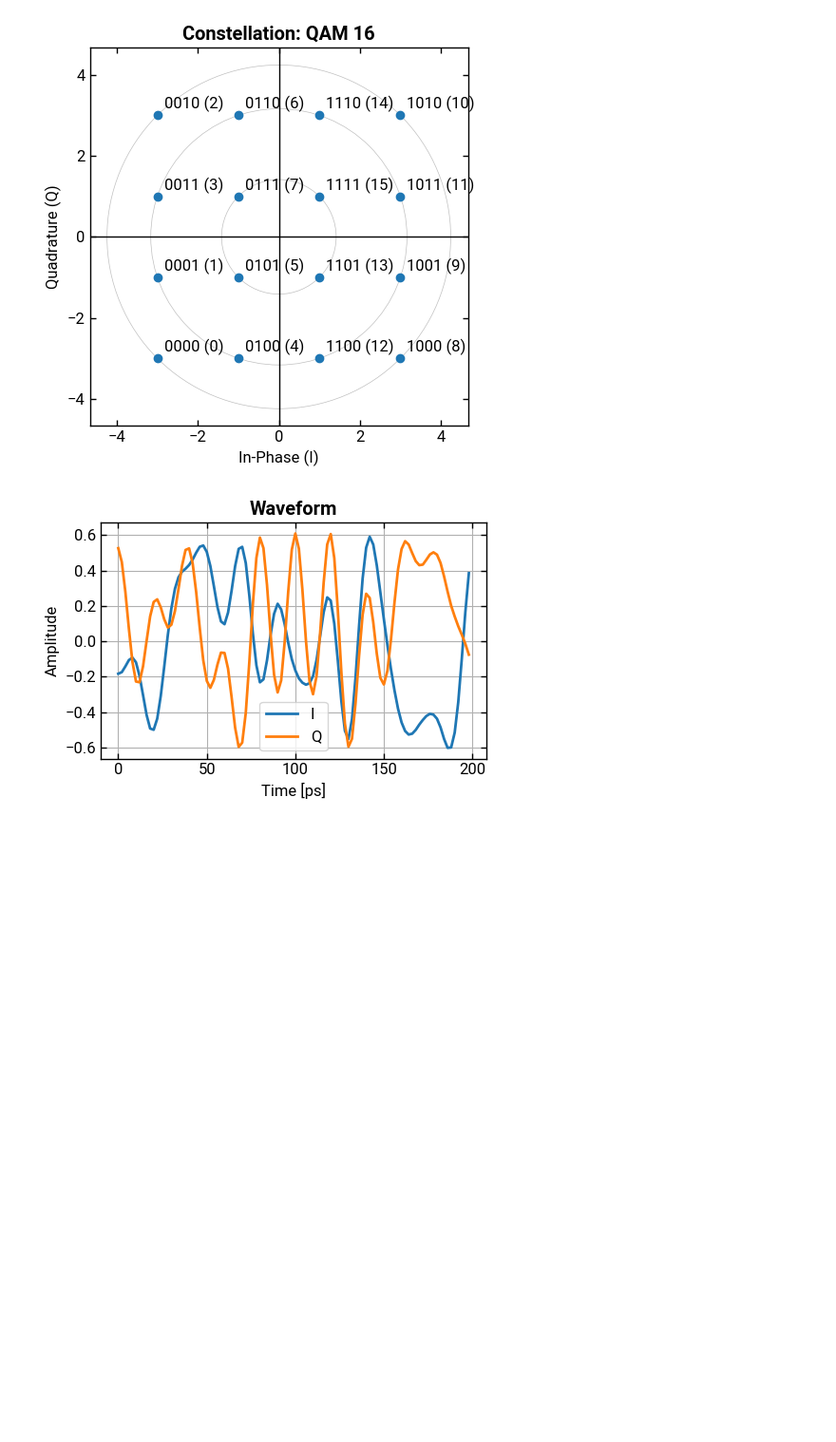
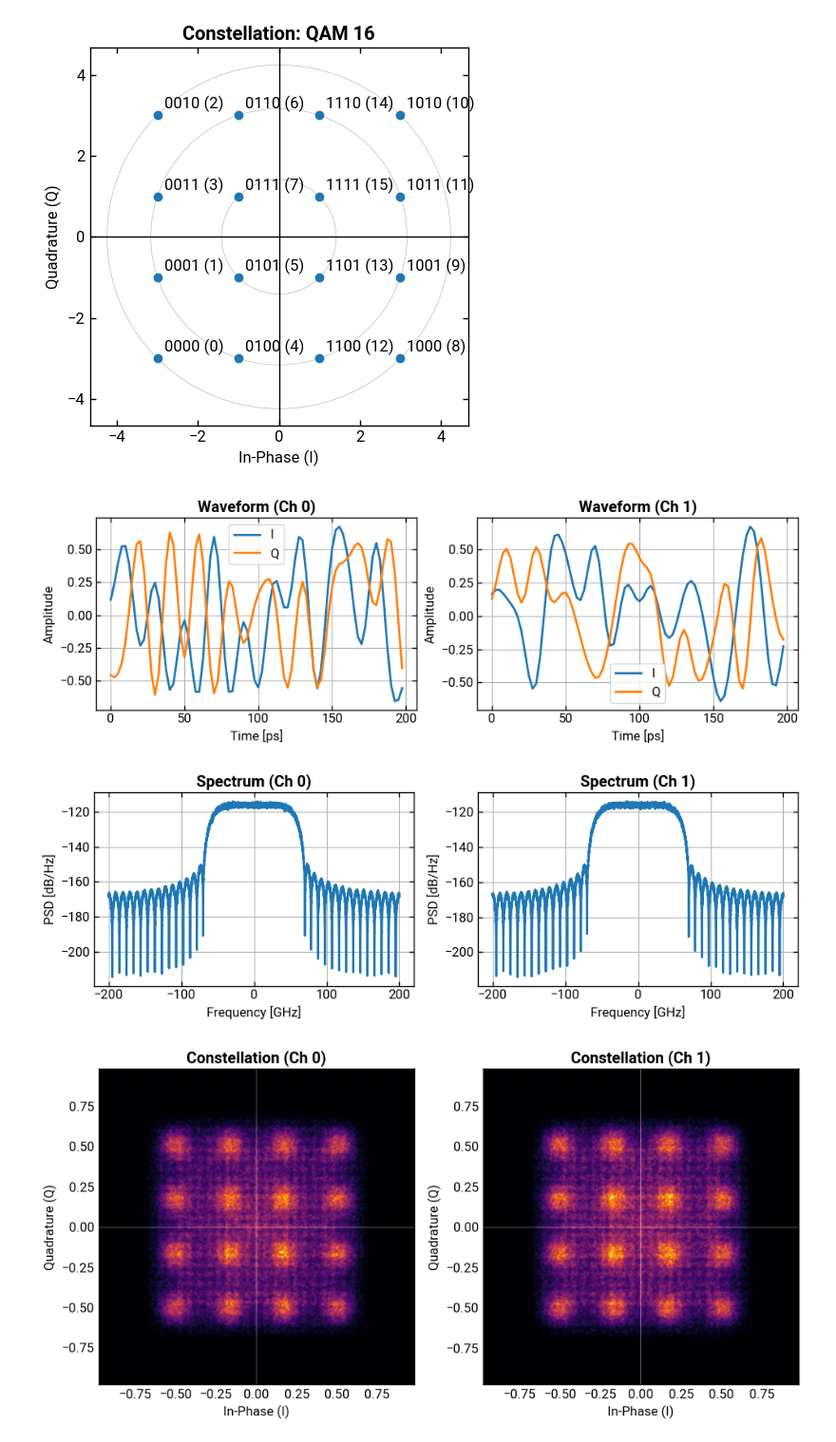
Before and after one commit to lokgar/commstools, a Jupyter notebook: examples/02-qam-waveforms.ipynb, the cells around one changed output. Shown at 95% size. Drawn from its saved outputs; the diff is of its cells as text; code cells hidden in the pictures; blank space fills up the shorter version.

Commit message:
more plotting implementations, add MIMO support for signal and functions

```diff
--- a/examples/02-qam-waveforms.ipynb
+++ b/examples/02-qam-waveforms.ipynb
@@ -14,17 +14,23 @@ ideal_constellation(modulation="qam", order=16, show=True)
 [figure]
 # %%
 symbol_rate = 100e9
-sampling_rate = 500e9
+sampling_rate = 400e9
 sps = int(sampling_rate / symbol_rate)
 
 sig_4qam = Signal.qam(
     order=16,
     num_symbols=100_000,
     sps=sps,
     symbol_rate=symbol_rate,
     pulse_shape="rrc",
-    seed=42,
+    seed=43,
+    num_streams=2,
 )
 sig_4qam.plot_symbols(num_symbols=20, show=True)
+sig_4qam.plot_psd(show=True, nperseg=2**14)
+sig_4qam.plot_constellation(show=True, overlay_ideal=False, bins=512)
+sig_4qam.plot_eye(show=True)
 # %% [output]
-[figure, old version]
+[figure, new version]
+[figure, added]
+[figure, added]
```
Also changed, not shown: parts of 11 cells of this notebook, 27 other files.
